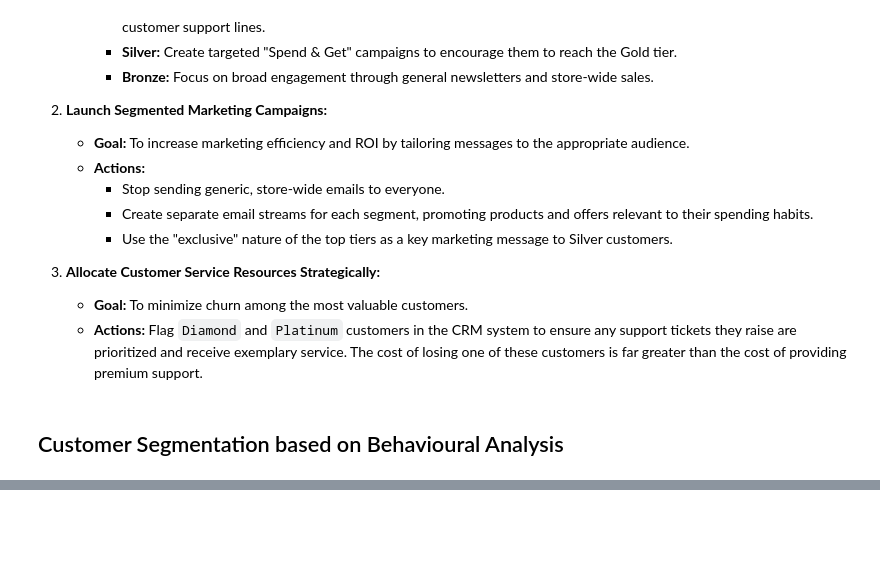
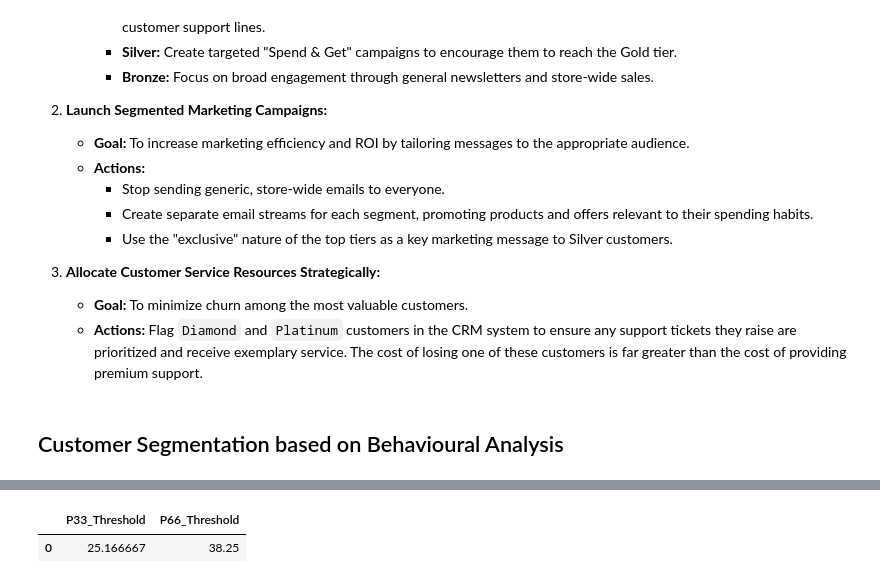
Before and after one commit to artech-0/sql-market-analysis-case-study, a Jupyter notebook: sql_case_study.ipynb, the cells around one changed output, grey strips where cells are left out. Drawn from its saved outputs; the diff is of its cells as text; code cells hidden in the pictures; blank space fills up the shorter version.

```diff
--- a/sql_case_study.ipynb
+++ b/sql_case_study.ipynb
@@ -1809,0 +1885,63 @@ The treemap powerfully illustrates the value concentration. The `Bronze` segment
+# %%
+customer_behaviour_segment_threshold_query = f"""
+{customers_sales_CTE_query},
+CustomerTransactionDates AS (
+  SELECT
+    c.CustomerID,
+    DATE('20' || SUBSTR(s.TransactionDate, 7, 2) || '-' || SUBSTR(s.TransactionDate, 4, 2) || '-' || SUBSTR(s.TransactionDate, 1, 2)) AS TransactionDate,
+    s.QuantityPurchased
+  FROM
+    customers_cleaned c
+  JOIN
+    sales_cleaned s
+  ON
+    c.CustomerID = s.CustomerID
+),
+DaysBetweenPurchases AS (
+  SELECT
+    CustomerID,
+    QuantityPurchased,
+    JULIANDAY(TransactionDate) - JULIANDAY(LAG(TransactionDate, 1) OVER (PARTITION BY CustomerID ORDER BY TransactionDate)) AS DaysSinceLastPurchase
+  FROM
+    CustomerTransactionDates
+),
+CustomerBehaviour AS (
+  SELECT
+    c.CustomerID,
+    COUNT(DISTINCT s.TransactionID) AS TotalTransactions,
+    SUM(s.QuantityPurchased) AS TotalQuantityPurchased,
+    AVG(dbp.DaysSinceLastPurchase) AS AvgDaysBetweenPurchases
+  FROM
+    customers_cleaned c
+  JOIN
+    sales_cleaned s ON c.CustomerID = s.CustomerID
+  JOIN
+    DaysBetweenPurchases dbp ON c.CustomerID = dbp.CustomerID
+  WHERE
+      c.CustomerID IN (SELECT CustomerID FROM sales_cleaned GROUP BY CustomerID HAVING COUNT(TransactionID) > 1)
+  GROUP BY
+    c.CustomerID
+  ORDER BY
+      AvgDaysBetweenPurchases ASC
+),
+RankedBehaviour AS (
+  SELECT
+    AvgDaysBetweenPurchases,
+    ROW_NUMBER() OVER (ORDER BY AvgDaysBetweenPurchases) AS FrequencyRank,
+    COUNT(*) OVER () AS CustomerCount
+  FROM
+    CustomerBehaviour
+)
+SELECT
+  (SELECT AvgDaysBetweenPurchases FROM RankedBehaviour WHERE FrequencyRank = CAST(CustomerCount * 0.33 AS INTEGER)) AS P33_Threshold,
+  (SELECT AvgDaysBetweenPurchases FROM RankedBehaviour WHERE FrequencyRank = CAST(CustomerCount * 0.66 AS INTEGER)) AS P66_Threshold
+
+FROM RankedBehaviour
+LIMIT 1;
+"""
+
+customer_behaviour_segments_df = pd.read_sql(customer_behaviour_segment_threshold_query, conn)
+customer_behaviour_segments_df
+# %% [output]
+|  | P33_Threshold | P66_Threshold |
+| 0 | 25.166667 | 38.25 |
```
Also changed, not shown: parts of 6 cells of this notebook.
